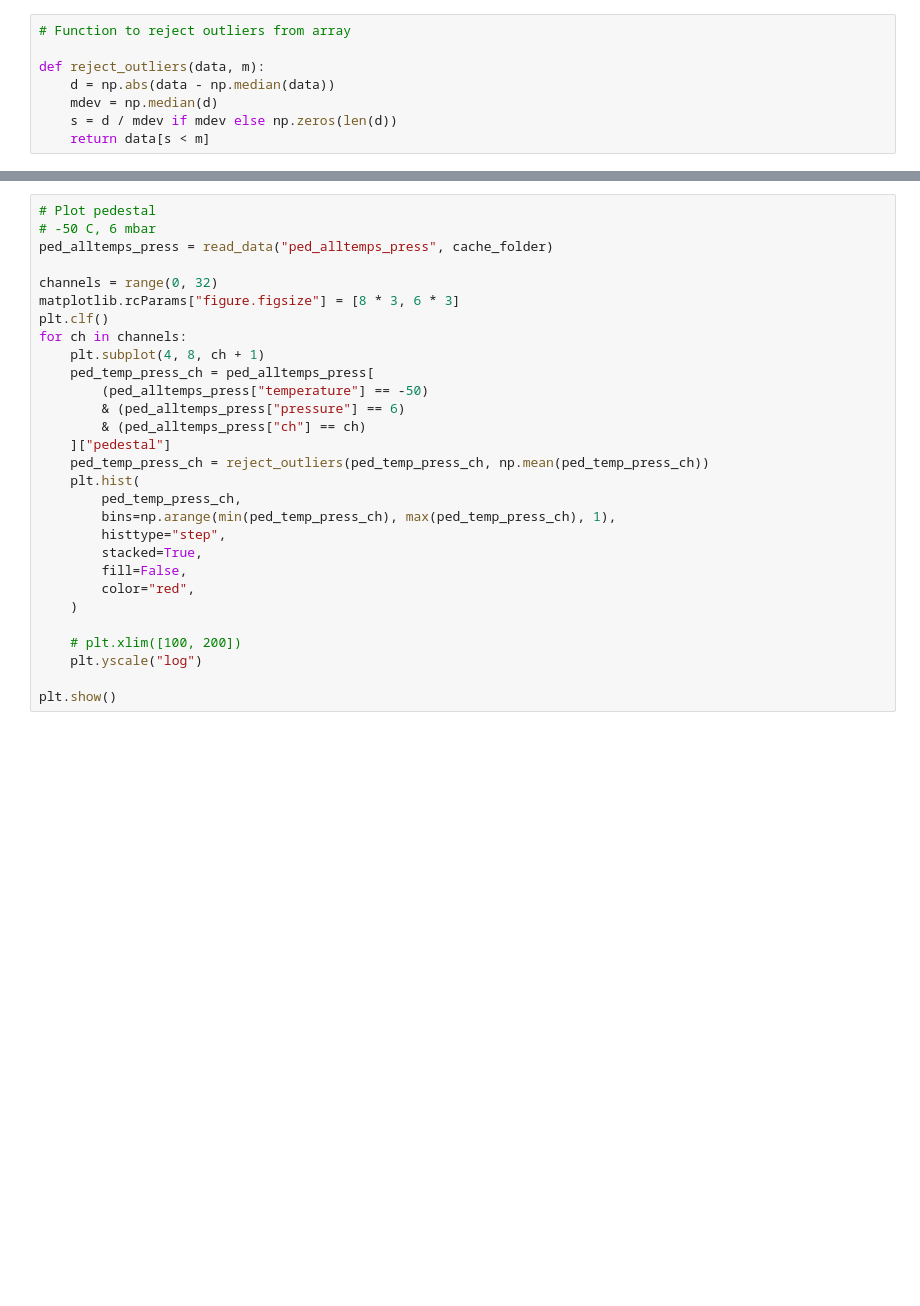
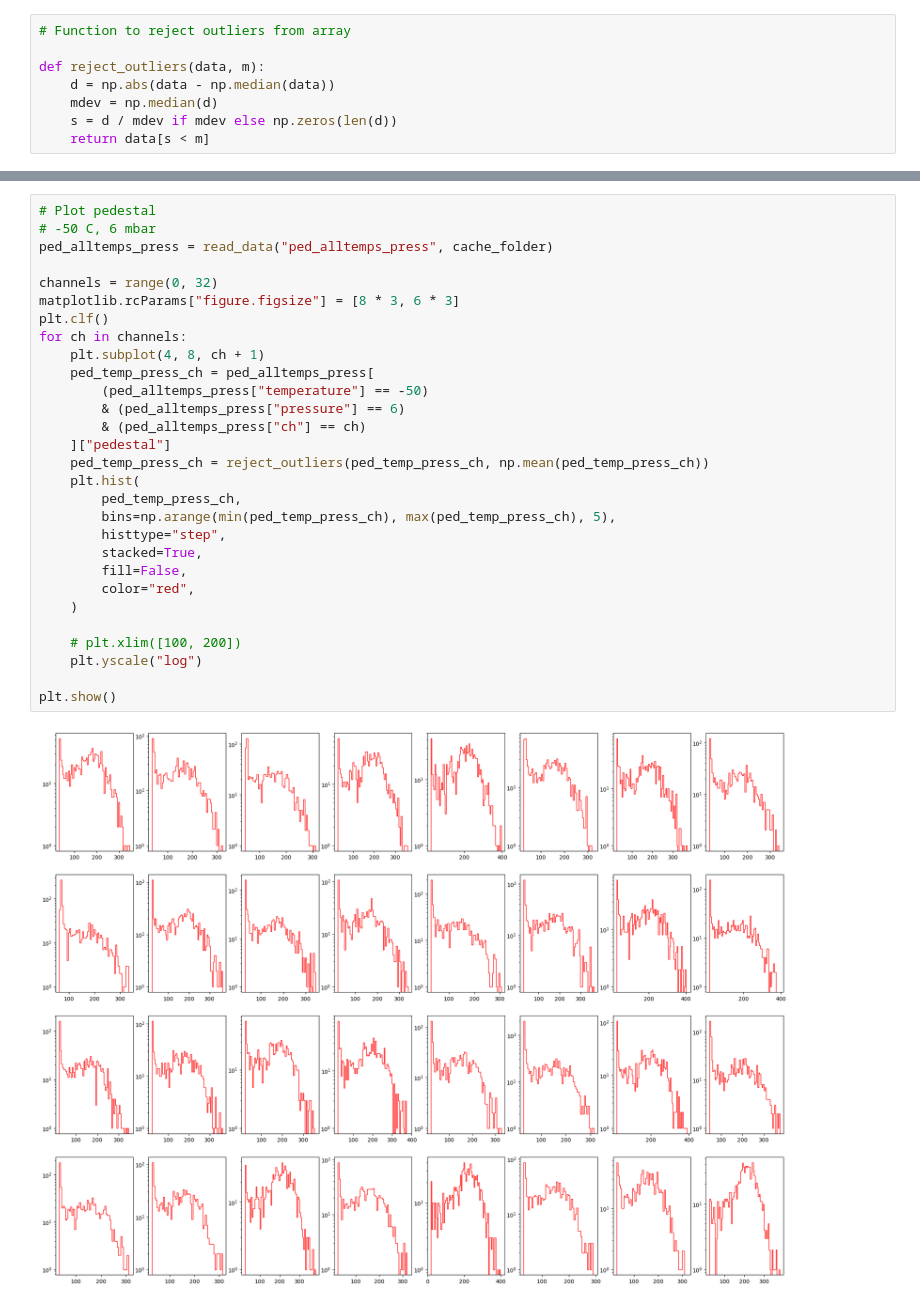
Before and after one commit to microlab-unibg/GAPS_TVAC_module_029_test, a Jupyter notebook: pedestal.ipynb, the cells around one changed output, grey strips where cells are left out. Saved outputs shown, nothing was run; the diff lists cells and outputs as text; blank space fills up the shorter version.

```diff
--- a/pedestal.ipynb
+++ b/pedestal.ipynb
@@ -165,32 +167,34 @@ plt.show()
 # %%
 # Plot pedestal
 # -50 C, 6 mbar
 ped_alltemps_press = read_data("ped_alltemps_press", cache_folder)
 
 channels = range(0, 32)
 matplotlib.rcParams["figure.figsize"] = [8 * 3, 6 * 3]
 plt.clf()
 for ch in channels:
     plt.subplot(4, 8, ch + 1)
     ped_temp_press_ch = ped_alltemps_press[
         (ped_alltemps_press["temperature"] == -50)
         & (ped_alltemps_press["pressure"] == 6)
         & (ped_alltemps_press["ch"] == ch)
     ]["pedestal"]
     ped_temp_press_ch = reject_outliers(ped_temp_press_ch, np.mean(ped_temp_press_ch))
     plt.hist(
         ped_temp_press_ch,
-        bins=np.arange(min(ped_temp_press_ch), max(ped_temp_press_ch), 1),
+        bins=np.arange(min(ped_temp_press_ch), max(ped_temp_press_ch), 5),
         histtype="step",
         stacked=True,
         fill=False,
         color="red",
     )
 
     # plt.xlim([100, 200])
     plt.yscale("log")
 
 plt.show()
+# %% [output]
+[figure, added]
 # %%
 # Plot pedestal
 # -50 C, 10 mbar
```
Also changed, not shown: parts of 5 cells of this notebook.
